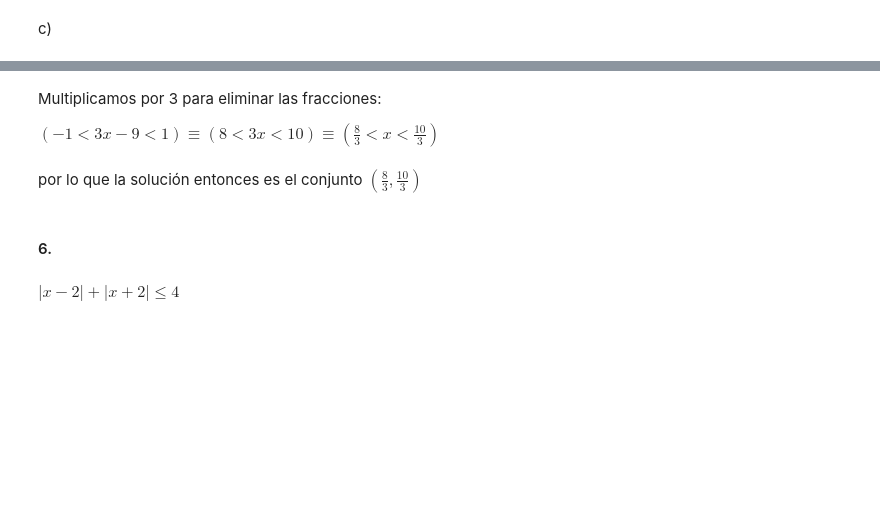
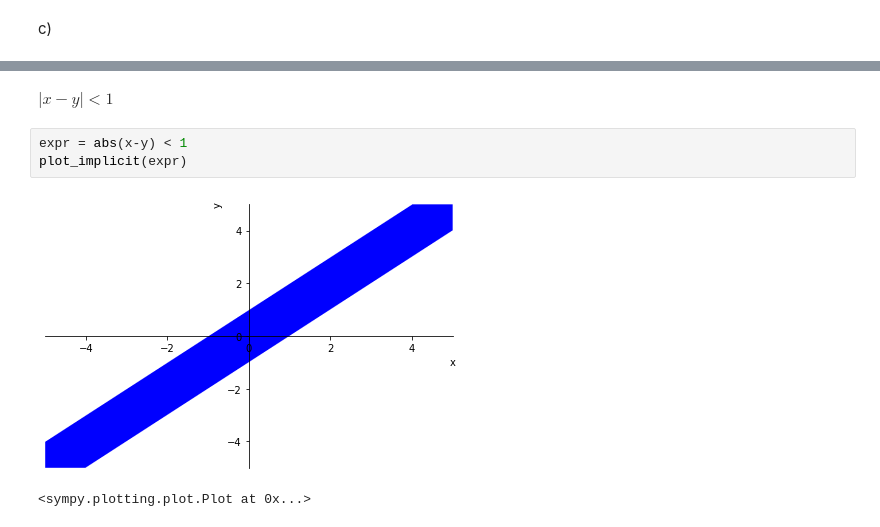
Before and after one commit to jcarlosgalvezm/calculo, a Jupyter notebook: tasks/Tarea2.ipynb, the cells around one changed output, grey strips where cells are left out. Saved outputs shown, nothing was run; the diff lists cells and outputs as text; blank space fills up the shorter version.

```diff
--- a/tasks/Tarea2.ipynb
+++ b/tasks/Tarea2.ipynb
@@ -126,10 +251,8 @@ $-\frac{1}{3} < x-3 < \frac{1}{3}$
-# %% [markdown]
-Multiplicamos por 3 para eliminar las fracciones:
-
-$(-1 < 3x - 9 < 1) \equiv (8 < 3x < 10) \equiv (\frac{8}{3} < x < \frac{10}{3})$
-# %% [markdown]
-por lo que la solución entonces es el conjunto $(\frac{8}{3},\frac{10}{3})$
-# %% [markdown]
-#### 6.
-# %% [markdown]
-$|x-2| + |x+2| \leq 4$
+# %% [markdown]
+$|x − y| < 1$
+# %%
+expr = abs(x-y) < 1
+plot_implicit(expr)
+# %% [output]
+[figure, added]
+<sympy.plotting.plot.Plot at 0x...>
```
Also changed, not shown: parts of 89 cells of this notebook, 6 other files.
